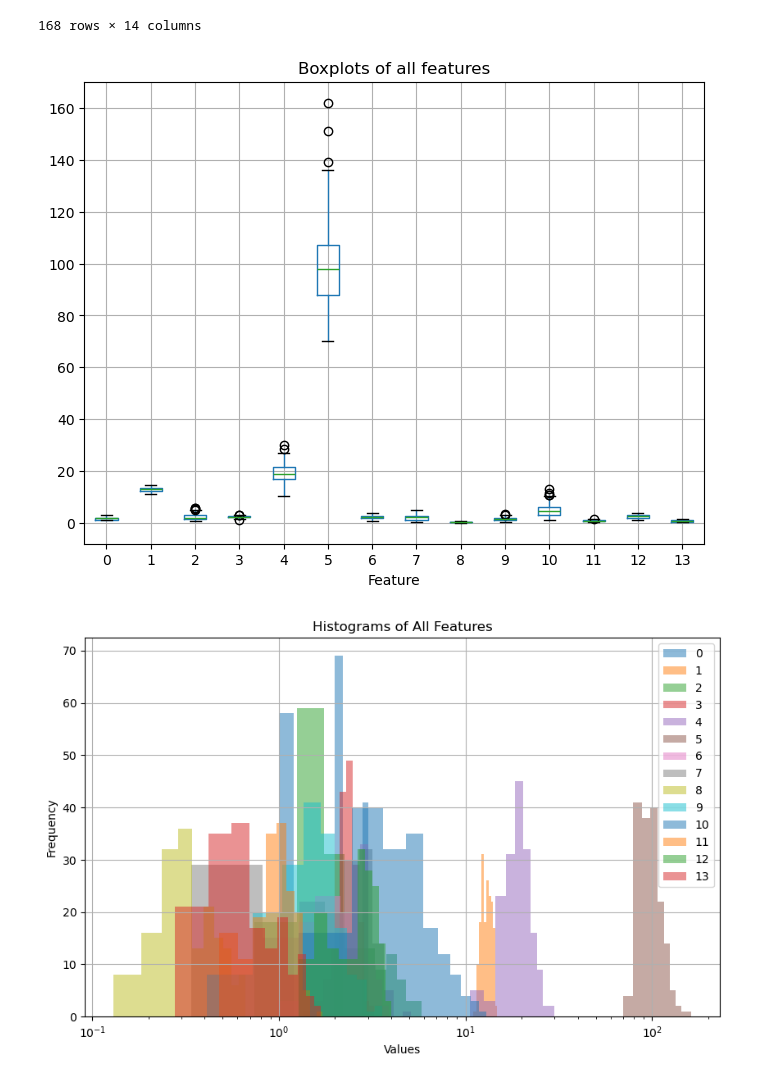
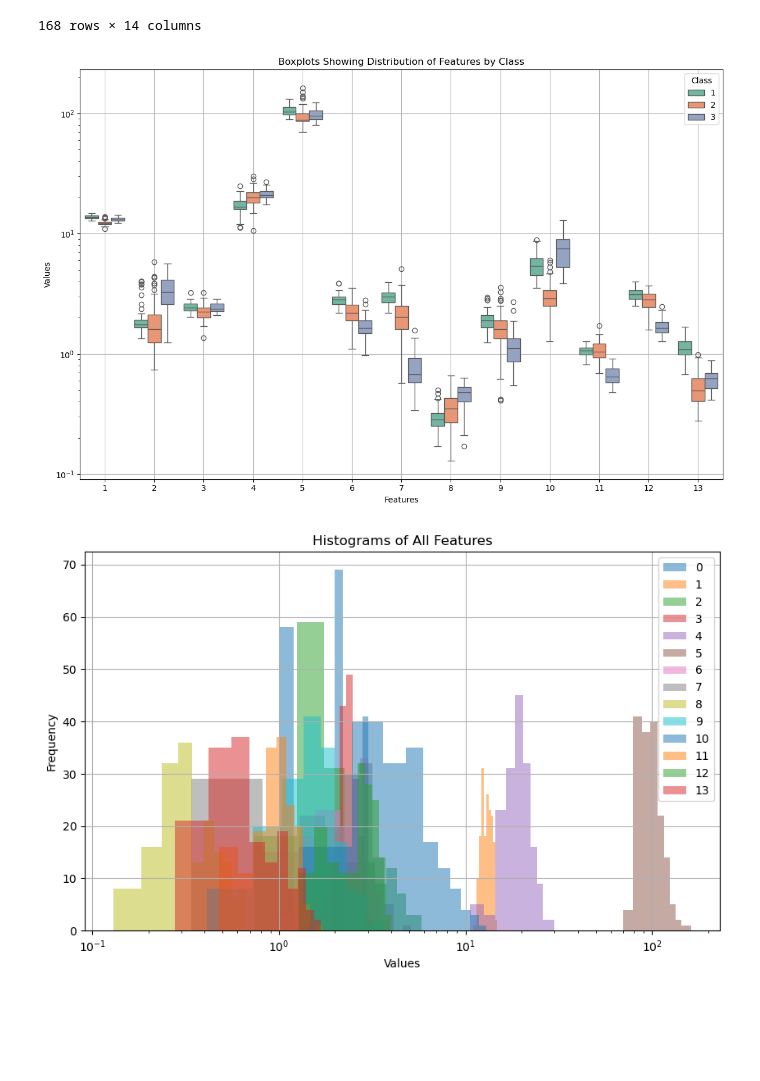
Before and after one commit to Selethe/Skills-session-week-5-10-10, a Jupyter notebook: skills6_vis.ipynb, the cells around one changed output. Drawn from its saved outputs; the diff is of its cells as text; code cells hidden in the pictures; blank space fills up the shorter version.

```diff
--- a/skills6_vis.ipynb
+++ b/skills6_vis.ipynb
@@ -18,13 +18,28 @@ data
 | 166 | 3 | 13.17 | 2.59 | 2.37 | 20.0 | 120.0 | 1.65 | 0.68 | 0.53 | 1.46 | 9.30 | ... |
 | 167 | 3 | 14.13 | 4.10 | 2.74 | 24.5 | 96.0 | 2.05 | 0.76 | 0.56 | 1.35 | 9.20 | ... |
 168 rows × 14 columns
-# %%
-data.boxplot(figsize=(8,6))
-plt.title('Boxplots of all features')
-plt.xlabel('Feature')
-plt.show()
-# %% [output]
-[figure, removed]
+# %%
+# Assuming the first column is the class
+# Melt the DataFrame to have features in one column for plotting
+df_melted = data.melt(id_vars=data.columns[0], var_name='feature', value_name='value')
+# Rename the first column to 'class' for clarity
+df_melted.rename(columns={data.columns[0]: 'class'}, inplace=True)
+
+# Create boxplots for each feature separated by class
+plt.figure(figsize=(12, 8))
+sns.boxplot(x='feature', y='value', hue='class', data=df_melted, palette='Set2')
+
+# Add labels and title
+plt.xlabel("Features")
+plt.yscale('log')
+plt.ylabel("Values")
+plt.title("Boxplots Showing Distribution of Features by Class")
+plt.legend(title='Class')
+plt.grid()
+plt.tight_layout()  # Adjust layout for better spacing
+plt.show()
+# %% [output]
+[figure, added]
 # %%
 # Create histograms for all features
 plt.figure(figsize=(10, 6))
```
